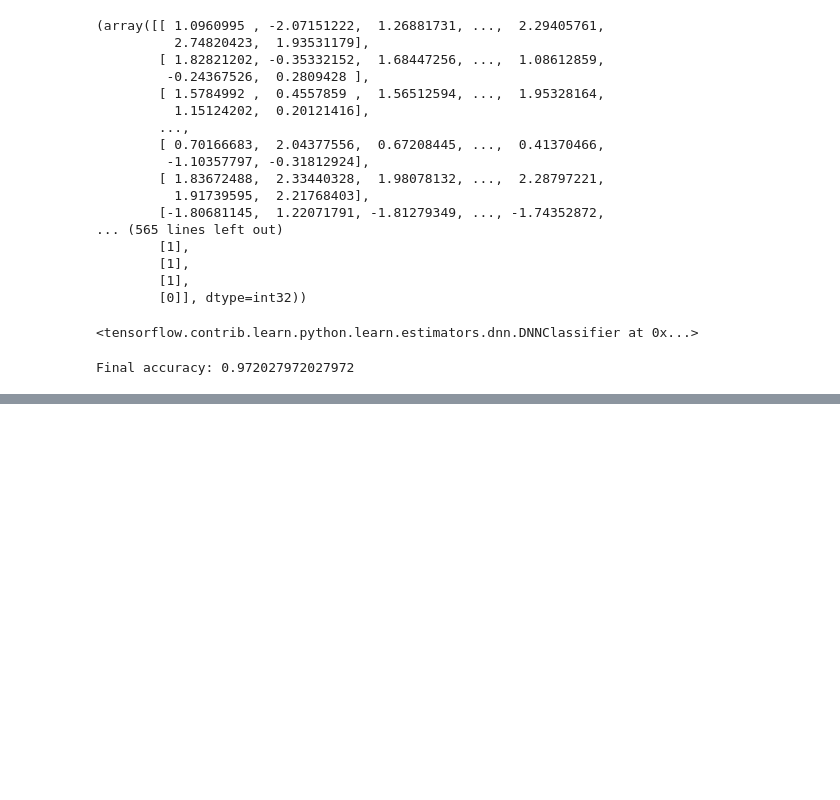
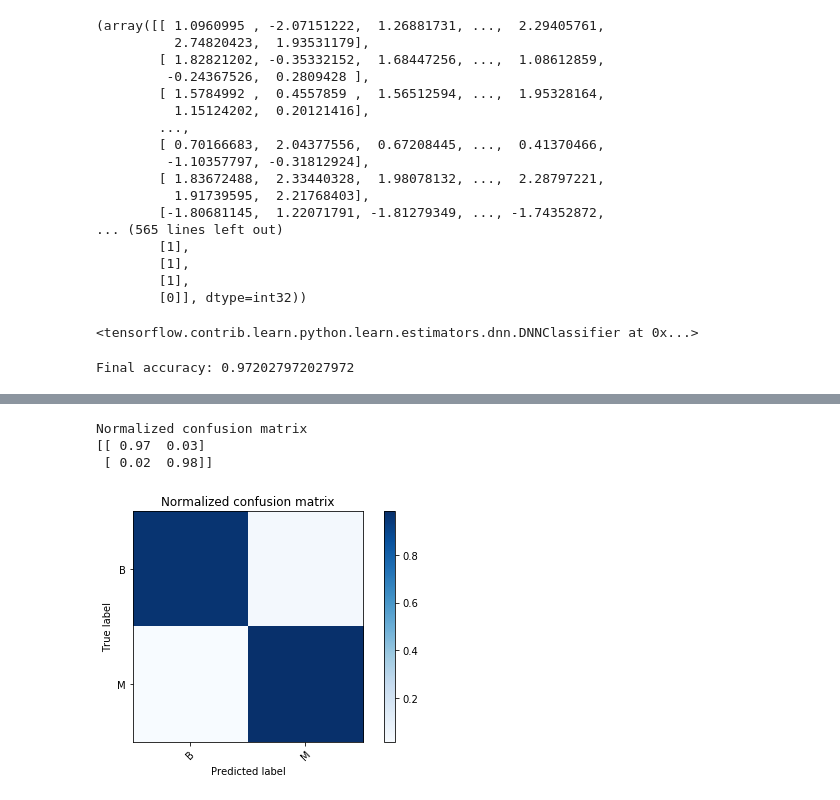
Before and after one commit to irfanalidv/Applications_of_Deep_Neural_Networks, a Jupyter notebook: Binary Classification.ipynb, the cells around one changed output, grey strips where cells are left out. Drawn from its saved outputs; the diff is of its cells as text; code cells hidden in the pictures; blank space fills up the shorter version.

```diff
--- a/Binary Classification.ipynb
+++ b/Binary Classification.ipynb
@@ -224,0 +259,15 @@ Final accuracy: 0.972027972027972
+# %%
+# Normalize the confusion matrix by row (i.e by the number of samples
+# in each class)
+cm_normalized = cm.astype('float') / cm.sum(axis=1)[:, np.newaxis]
+print('Normalized confusion matrix')
+print(cm_normalized)
+plt.figure()
+plot_confusion_matrix(cm_normalized, diagnosis, title='Normalized confusion matrix')
+
+plt.show()
+# %% [output]
+Normalized confusion matrix
+[[ 0.97  0.03]
+ [ 0.02  0.98]]
+[figure, added]
```
Also changed, not shown: parts of 3 cells of this notebook.
